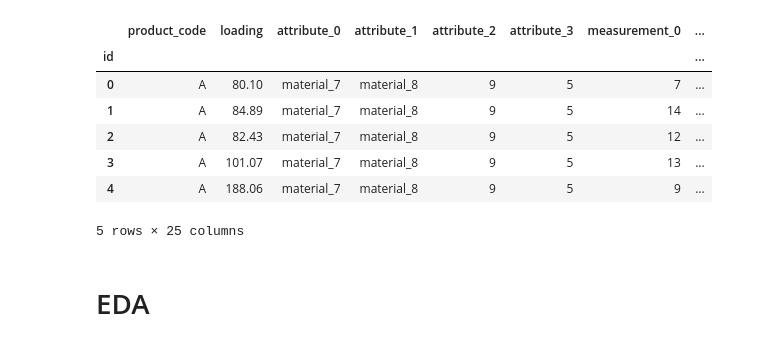
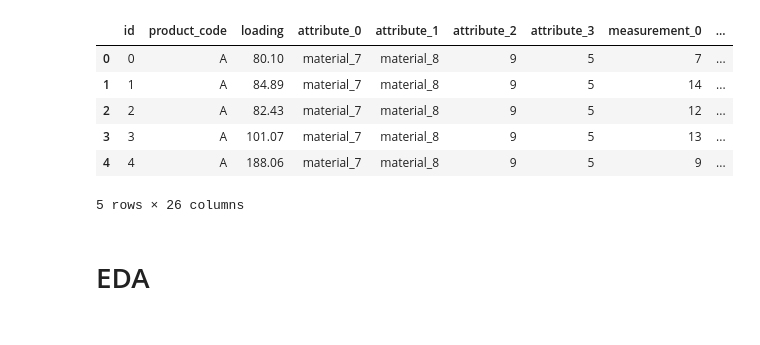
Before and after one commit to meln1337/tabular-playground-series-aug-22-kaggle, a Jupyter notebook: tps-aug-22.ipynb, the cells around one changed output. Saved outputs shown, nothing was run; the diff lists cells and outputs as text; code cells hidden in the pictures.

```diff
--- a/tps-aug-22.ipynb
+++ b/tps-aug-22.ipynb
@@ -13,17 +13,16 @@ import seaborn as sns
 # %%
 sns.set_theme()
 # %%
-train_df = pd.read_csv('./train.csv', index_col='id')
+train_df = pd.read_csv('./train.csv')
 train_df.head()
 # %% [output]
-|  | product_code | loading | attribute_0 | attribute_1 | attribute_2 | attribute_3 | measurement_0 | ... |
-| id |  |  |  |  |  |  |  | ... |
-| 0 | A | 80.10 | material_7 | material_8 | 9 | 5 | 7 | ... |
-| 1 | A | 84.89 | material_7 | material_8 | 9 | 5 | 14 | ... |
-| 2 | A | 82.43 | material_7 | material_8 | 9 | 5 | 12 | ... |
-| 3 | A | 101.07 | material_7 | material_8 | 9 | 5 | 13 | ... |
-| 4 | A | 188.06 | material_7 | material_8 | 9 | 5 | 9 | ... |
+|  | id | product_code | loading | attribute_0 | attribute_1 | attribute_2 | attribute_3 | measurement_0 | ... |
+| 0 | 0 | A | 80.10 | material_7 | material_8 | 9 | 5 | 7 | ... |
+| 1 | 1 | A | 84.89 | material_7 | material_8 | 9 | 5 | 14 | ... |
+| 2 | 2 | A | 82.43 | material_7 | material_8 | 9 | 5 | 12 | ... |
+| 3 | 3 | A | 101.07 | material_7 | material_8 | 9 | 5 | 13 | ... |
+| 4 | 4 | A | 188.06 | material_7 | material_8 | 9 | 5 | 9 | ... |
-5 rows × 25 columns
+5 rows × 26 columns
 # %% [markdown]
 # EDA
 # %%
```
Also changed, not shown: parts of 13 cells of this notebook.
